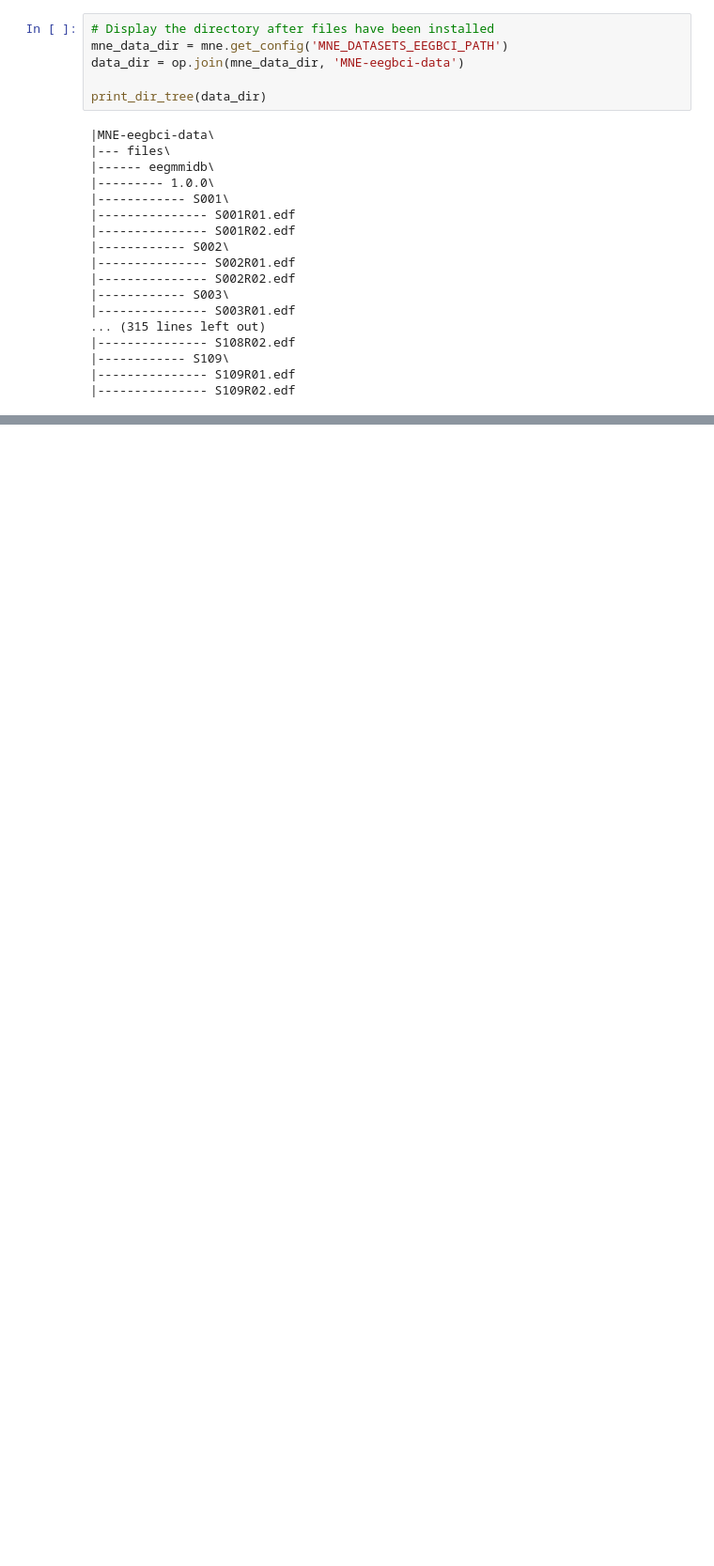
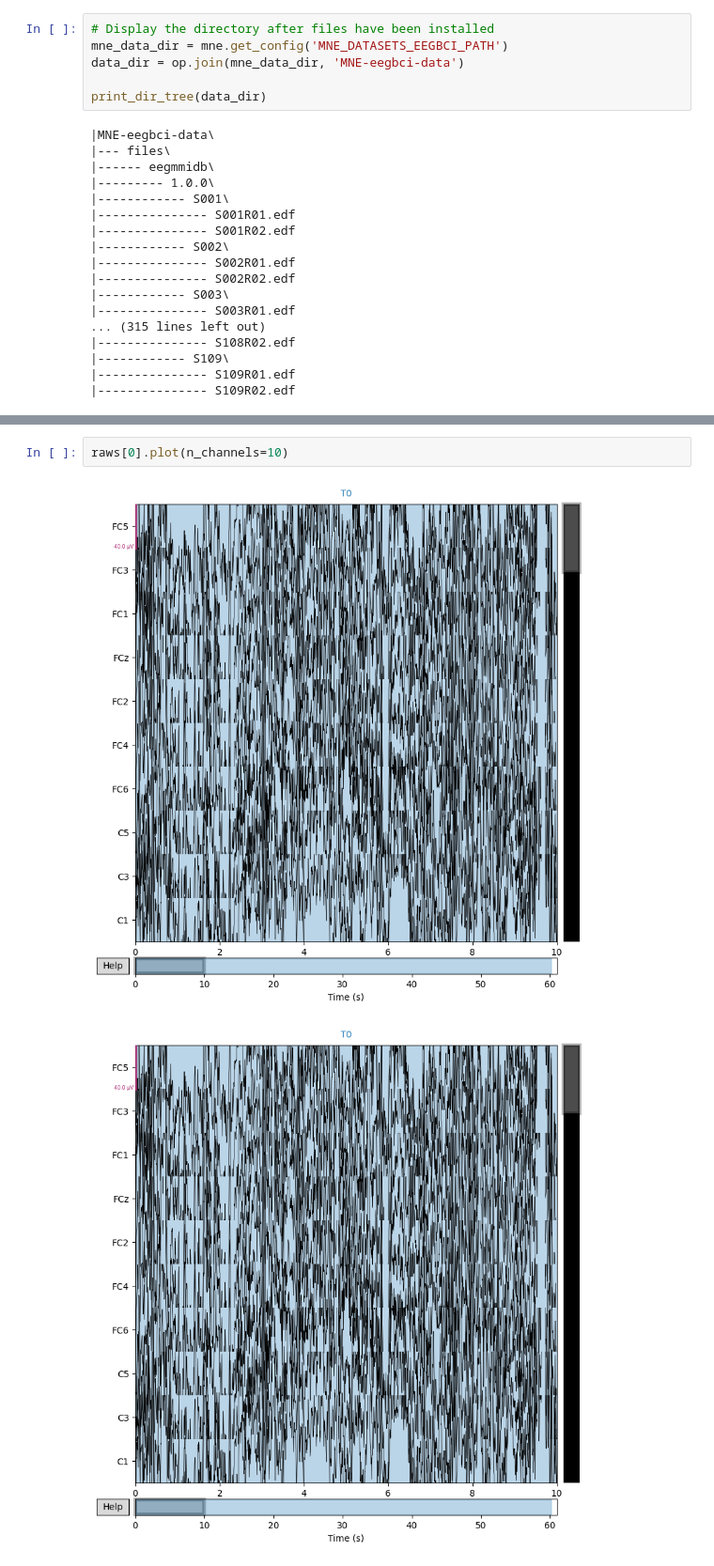
Before and after one commit to mh1300/CSCE-Independent-Study, a Jupyter notebook: notebooks/PhysionetData.ipynb, the cells around one changed output, grey strips where cells are left out. Shown at 94% size. Saved outputs shown, nothing was run; the diff lists cells and outputs as text; blank space fills up the shorter version.

```diff
--- a/notebooks/PhysionetData.ipynb
+++ b/notebooks/PhysionetData.ipynb
@@ -102,6 +98,11 @@ Extracting EDF parameters from C:\Users\Owner\Documents\ResearchWorkSpace\Biomet
 EDF file detected
 Setting channel info structure...
 Creating raw.info structure...
+# %%
+raws[0].plot(n_channels=10)
+# %% [output]
+[figure, added]
+[figure, added]
 # %%
 # Meta data for bids path
 task = 'RestEyesOpen'
```
Also changed, not shown: parts of 6 cells of this notebook, 2 other files.
